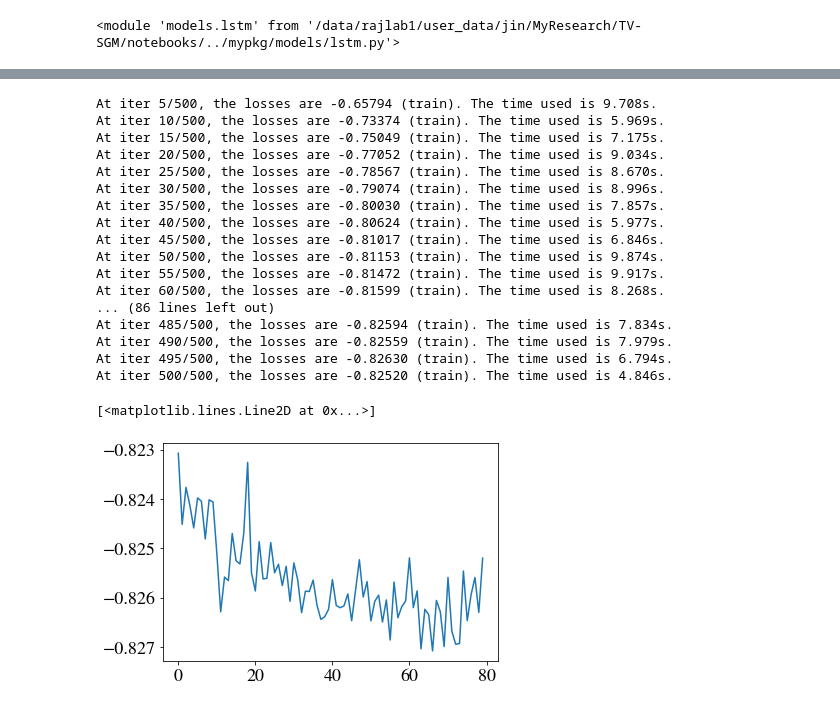
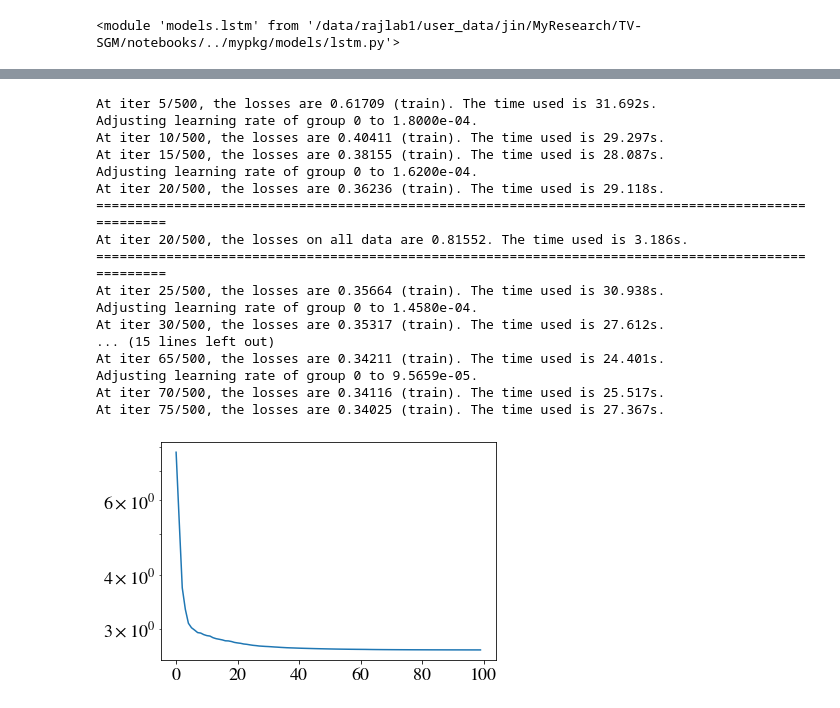
Before and after one commit to JINhuaqing/TV-SGM, a Jupyter notebook: notebooks/real_data_demo.ipynb, the cells around one changed output, grey strips where cells are left out. Saved outputs shown, nothing was run; the diff lists cells and outputs as text; code cells hidden in the pictures.

Commit message:
add data for all

```diff
--- a/notebooks/real_data_demo.ipynb
+++ b/notebooks/real_data_demo.ipynb
@@ -107,0 +87,4 @@ Load file /data/rajlab1/user_data/jin/MyResearch/TV-SGM/notebooks/../mypkg/../re
+# %%
+trained_model = load_pkl_folder2dict(RES_ROOT/"SGM_net_large", excluding=['opt*'])
+sgm_net = trained_model.model;
+sgm_net.eval();
@@ -216,12 +221,13 @@ rnn = LSTM_SGM(input_dim=paras_rnn.input_dim,
                output_dim=paras_rnn.output_dim,
                is_bidirectional=paras_rnn.is_bidirectional,
                prior_bds=torch.tensor(paras.prior_bds),
-               k = paras_rnn.k
+               k = paras_rnn.k,
+               dy_mask = paras_rnn.dy_mask
 )
 loss_fn = nn.MSELoss()
-loss_fn = weighted_mse_loss
-loss_fn = cos_simi_loss
+#loss_fn = weighted_mse_loss
+#loss_fn = cos_simi_loss
 
-optimizer = torch.optim.Adam(rnn.parameters(), lr=1e-4, weight_decay=0)
-scheduler = ExponentialLR(optimizer, gamma=0.3, verbose=True)
+optimizer = torch.optim.AdamW(rnn.parameters(), lr=2e-4, weight_decay=0)
+scheduler = ExponentialLR(optimizer, gamma=0.9, verbose=True)
 # %% [output]
@@ -235,9 +242,10 @@ losses_test = []
 t0 = time.time()
 sgm_net.eval()
 for ix in range(paras_rnn.niter):
-    X_seq = random_samples_rnn(cur_data,
-                                  batchsize=paras_rnn.batchsize,
-                                  theta2raw_fn=_theta2raw)
+    rnn.train()
+    #X_seq = random_samples_rnn(all_data[24],
+    #                           batchsize=paras_rnn.batchsize)
+    X_seq = all_data_input
     # Zero the gradients
     optimizer.zero_grad()
 
@@ -253,6 +261,9 @@ for ix in range(paras_rnn.niter):
     # Perform optimization
     optimizer.step()
 
+    if ix % paras_rnn.lr_step == (paras_rnn.lr_step-1):
+        scheduler.step()
+
     loss_cur = loss_cur + loss.item()
     if ix % paras_rnn.loss_out == (paras_rnn.loss_out-1):
         losses.append(loss_cur/paras_rnn.loss_out)
@@ -261,33 +272,40 @@ for ix in range(paras_rnn.niter):
               f"The time used is {delta_time(t0):.3f}s. "
              )
         loss_cur = 0
-        rnn.train()
         t0 = time.time()
 
-    if ix % paras_rnn.lr_step == (paras_rnn.lr_step-1):
-        scheduler.step()
+    if ix % paras_rnn.eval_out == (paras_rnn.eval_out-1):
+        rnn.eval()
+        loss_test = evaluate(all_data).mean()
+        losses_test.append(loss_test)
+        print(f"="*100)
+        print(f"At iter {ix+1}/{paras_rnn.niter}, "
+              f"the losses on all data are {loss_test:.5f}. "
+              f"The time used is {delta_time(t0):.3f}s. "
+             )
+        print(f"="*100)
+        t0 = time.time()
 # %% [output]
-At iter 5/500, the losses are -0.65794 (train). The time used is 9.708s.
-At iter 10/500, the losses are -0.73374 (train). The time used is 5.969s.
-At iter 15/500, the losses are -0.75049 (train). The time used is 7.175s.
-At iter 20/500, the losses are -0.77052 (train). The time used is 9.034s.
-At iter 25/500, the losses are -0.78567 (train). The time used is 8.670s.
-At iter 30/500, the losses are -0.79074 (train). The time used is 8.996s.
-At iter 35/500, the losses are -0.80030 (train). The time used is 7.857s.
-At iter 40/500, the losses are -0.80624 (train). The time used is 5.977s.
-At iter 45/500, the losses are -0.81017 (train). The time used is 6.846s.
-At iter 50/500, the losses are -0.81153 (train). The time used is 9.874s.
-At iter 55/500, the losses are -0.81472 (train). The time used is 9.917s.
-At iter 60/500, the losses are -0.81599 (train). The time used is 8.268s.
-... (86 lines left out)
-At iter 485/500, the losses are -0.82594 (train). The time used is 7.834s.
-At iter 490/500, the losses are -0.82559 (train). The time used is 7.979s.
-At iter 495/500, the losses are -0.82630 (train). The time used is 6.794s.
-At iter 500/500, the losses are -0.82520 (train). The time used is 4.846s.
+At iter 5/500, the losses are 0.61709 (train). The time used is 31.692s.
+Adjusting learning rate of group 0 to 1.8000e-04.
+At iter 10/500, the losses are 0.40411 (train). The time used is 29.297s.
+At iter 15/500, the losses are 0.38155 (train). The time used is 28.087s.
+Adjusting learning rate of group 0 to 1.6200e-04.
+At iter 20/500, the losses are 0.36236 (train). The time used is 29.118s.
+====================================================================================================
+At iter 20/500, the losses on all data are 0.81552. The time used is 3.186s.
+====================================================================================================
+At iter 25/500, the losses are 0.35664 (train). The time used is 30.938s.
+Adjusting learning rate of group 0 to 1.4580e-04.
+At iter 30/500, the losses are 0.35317 (train). The time used is 27.612s.
+... (15 lines left out)
+At iter 65/500, the losses are 0.34211 (train). The time used is 24.401s.
+Adjusting learning rate of group 0 to 9.5659e-05.
+At iter 70/500, the losses are 0.34116 (train). The time used is 25.517s.
+At iter 75/500, the losses are 0.34025 (train). The time used is 27.367s.
 # %%
-plt.plot(losses[20:])
-#plt.yscale("log")
+plt.plot(losses[:])
+plt.yscale("log")
 # %% [output]
-[<matplotlib.lines.Line2D at 0x...>]
-[figure, old version]
+[figure, new version]
 # %% [markdown]
```
Also changed, not shown: parts of 34 cells of this notebook, 14 other files.
